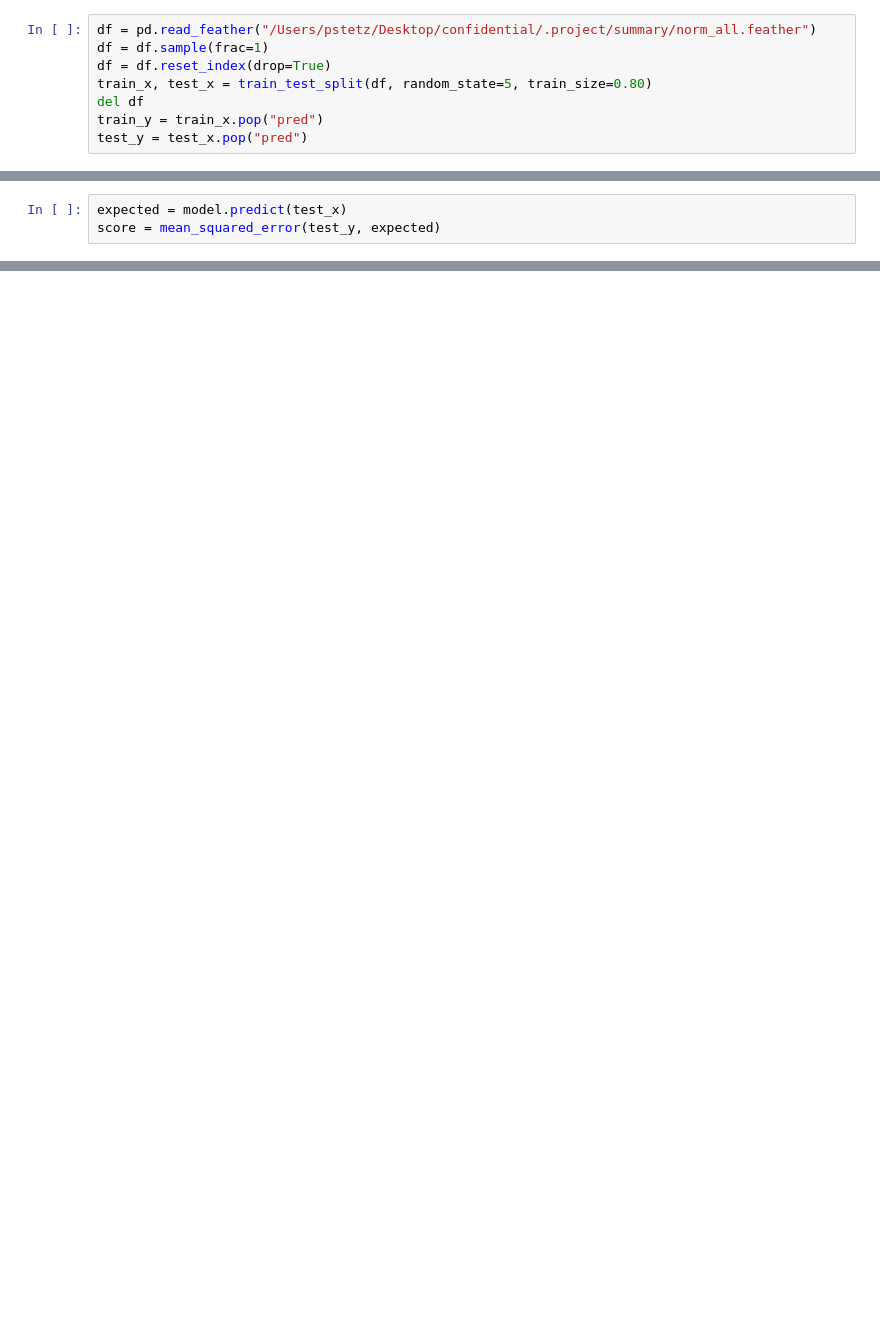
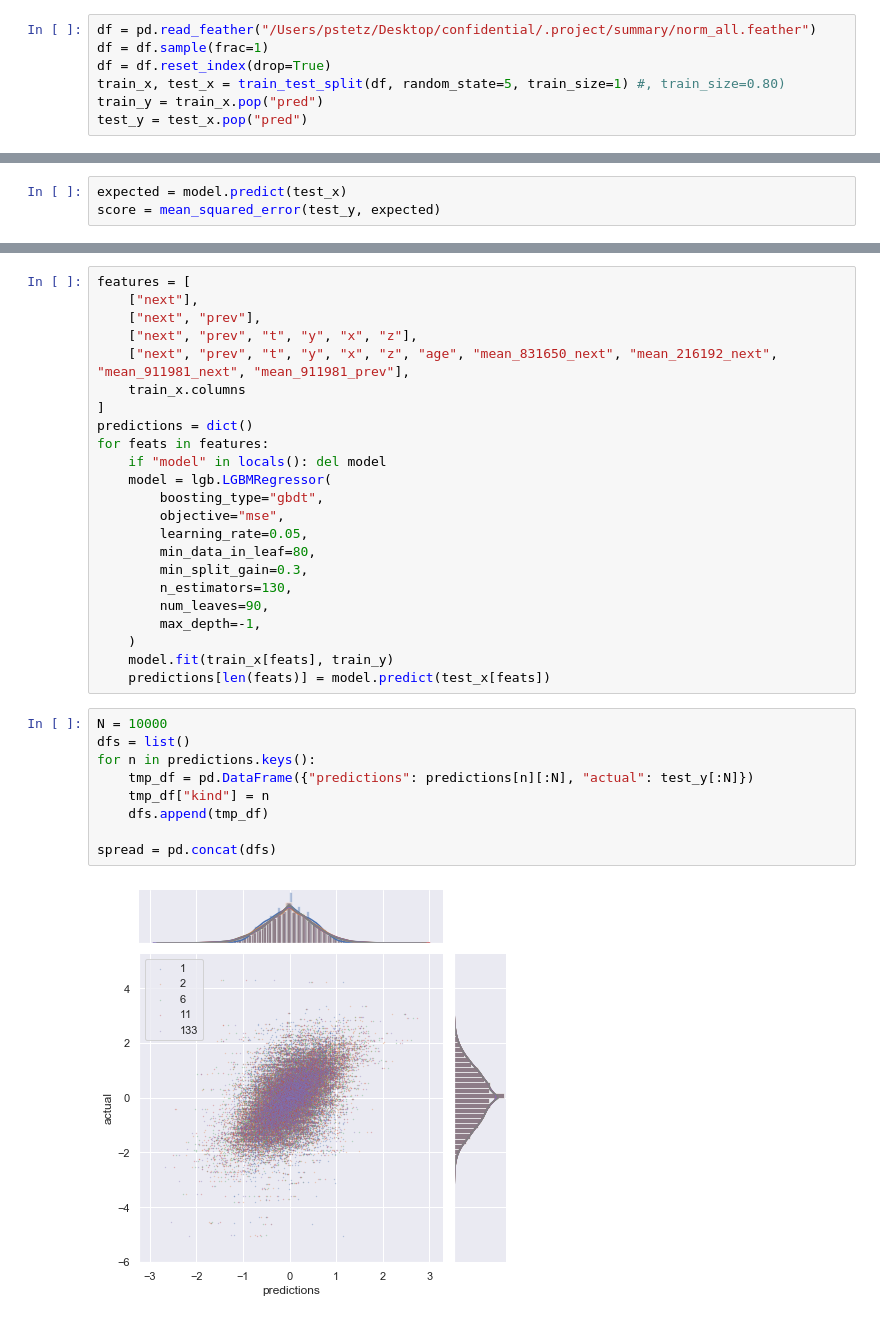
Before and after one commit to pstetz/slowmo, a Jupyter notebook: src/sklearn.ipynb, the cells around one changed output, grey strips where cells are left out. Drawn from its saved outputs; the diff is of its cells as text; blank space fills up the shorter version.

```diff
--- a/src/sklearn.ipynb
+++ b/src/sklearn.ipynb
@@ -50,7 +53,6 @@ KeyboardInterrupt:
 df = pd.read_feather("/Users/pstetz/Desktop/confidential/.project/summary/norm_all.feather")
 df = df.sample(frac=1)
 df = df.reset_index(drop=True)
-train_x, test_x = train_test_split(df, random_state=5, train_size=0.80)
-del df
+train_x, test_x = train_test_split(df, random_state=5, train_size=1) #, train_size=0.80)
 train_y = train_x.pop("pred")
 test_y = test_x.pop("pred")
@@ -172,0 +182,34 @@ ax.plot(expected, test_y, ".", markersize=0.1);
+# %%
+features = [
+    ["next"],
+    ["next", "prev"],
+    ["next", "prev", "t", "y", "x", "z"],
+    ["next", "prev", "t", "y", "x", "z", "age", "mean_831650_next", "mean_216192_next", "mean_911981_next", "mean_911981_prev"],
+    train_x.columns
+]
+predictions = dict()
+for feats in features:
+    if "model" in locals(): del model
+    model = lgb.LGBMRegressor(
+        boosting_type="gbdt",
+        objective="mse",
+        learning_rate=0.05,
+        min_data_in_leaf=80,
+        min_split_gain=0.3,
+        n_estimators=130,
+        num_leaves=90,
+        max_depth=-1,
+    )
+    model.fit(train_x[feats], train_y)
+    predictions[len(feats)] = model.predict(test_x[feats])
+# %%
+N = 10000
+dfs = list()
+for n in predictions.keys():
+    tmp_df = pd.DataFrame({"predictions": predictions[n][:N], "actual": test_y[:N]})
+    tmp_df["kind"] = n
+    dfs.append(tmp_df)
+
+spread = pd.concat(dfs)
+# %% [output]
+[figure, added]
```
Also changed, not shown: parts of 14 cells of this notebook, 2 other files.
